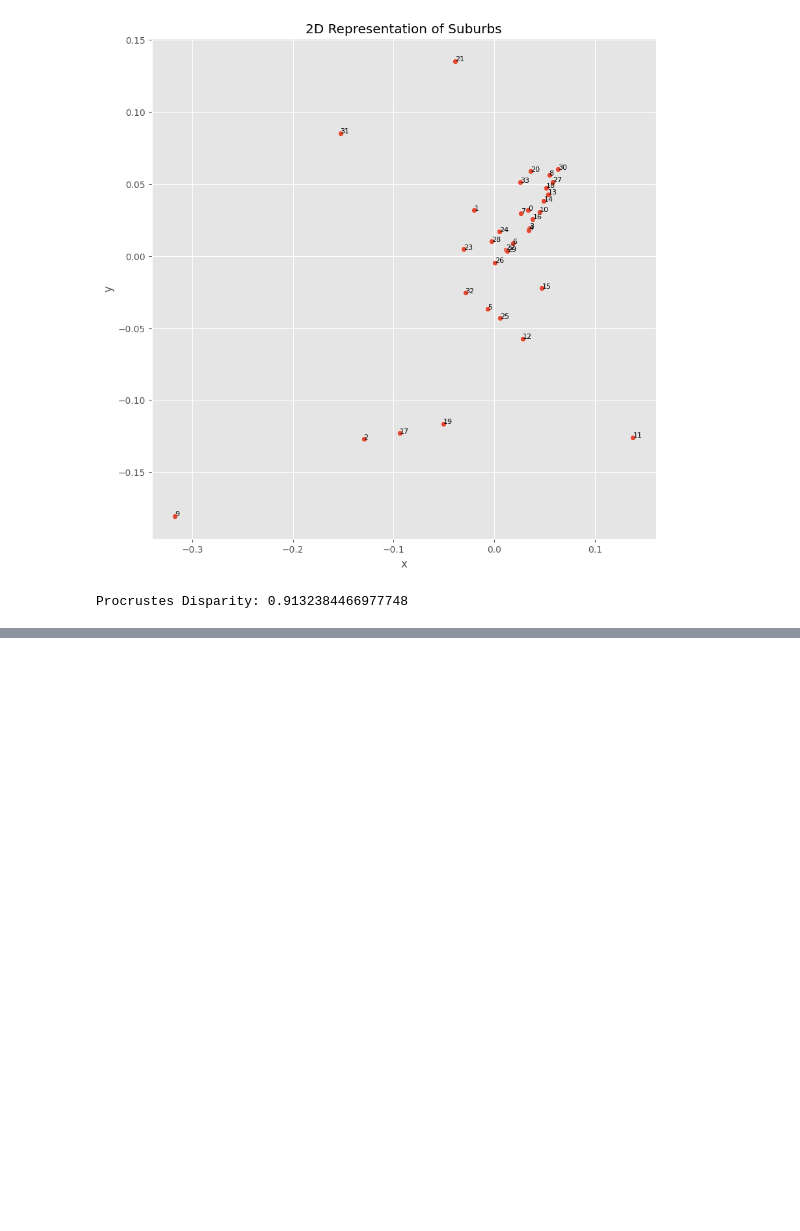
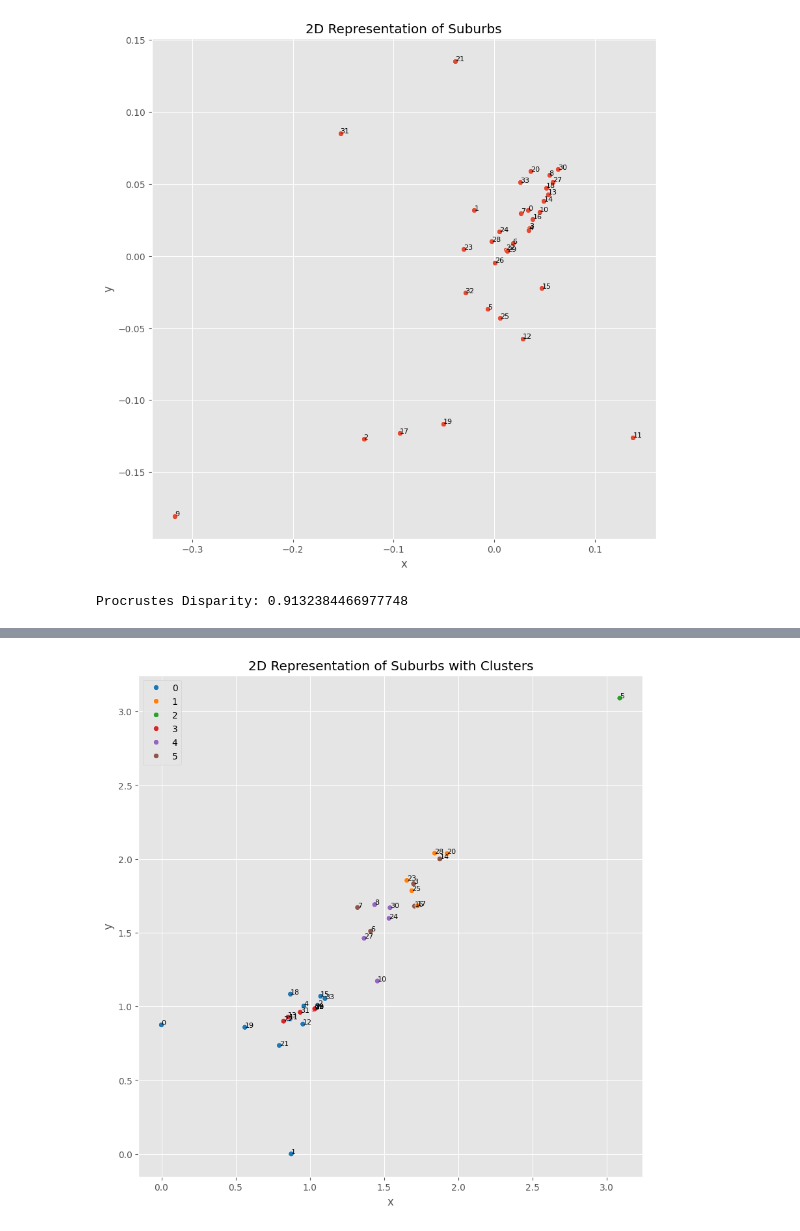
Before and after one commit to Subhasis-Biswas/ML4CPS_Project2, a Jupyter notebook: a1.ipynb, the cells around one changed output, grey strips where cells are left out. Cells and saved outputs as stored; diff of their text form; code cells hidden in the pictures; blank space fills up the shorter version.

```diff
--- a/a1.ipynb
+++ b/a1.ipynb
@@ -395,0 +447,17 @@ Procrustes Disparity: 0.9132384466977748
+# %%
+# run kmeans using 6 clusters
+kmeans = KMeans(n_clusters=6, random_state=42)
+kmeans.fit(distance_services)
+services_cluster = kmeans.labels_
+
+plt.figure(figsize=(10, 10))
+sns.scatterplot(x=distance_services[:, 0], y=distance_services[:, 1], hue=services_cluster, palette='tab10')
+plt.title('2D Representation of Suburbs with Clusters')
+plt.xlabel('x')
+plt.ylabel('y')
+# annotate the suburbs with the suburb index
+for i in range(distance_services.shape[0]):
+	plt.text(distance_services[i, 0], distance_services[i, 1], i, fontsize=8)
+plt.show()
+# %% [output]
+[figure, added]
```
Also changed, not shown: parts of 8 cells of this notebook.
